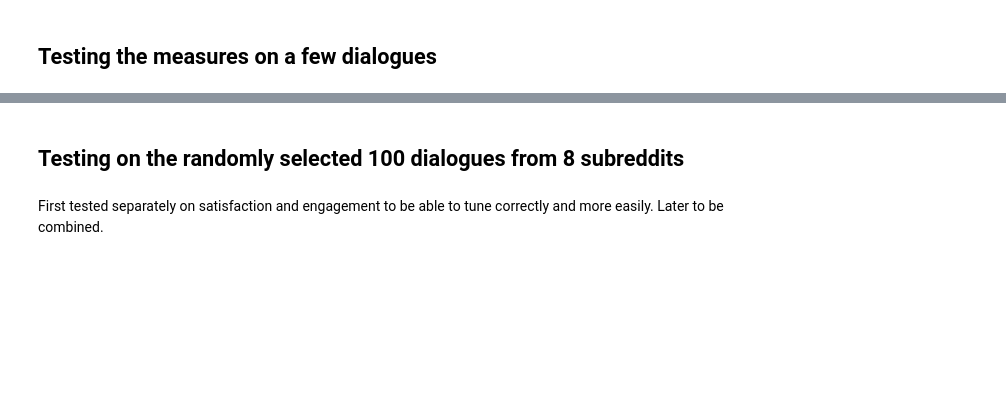
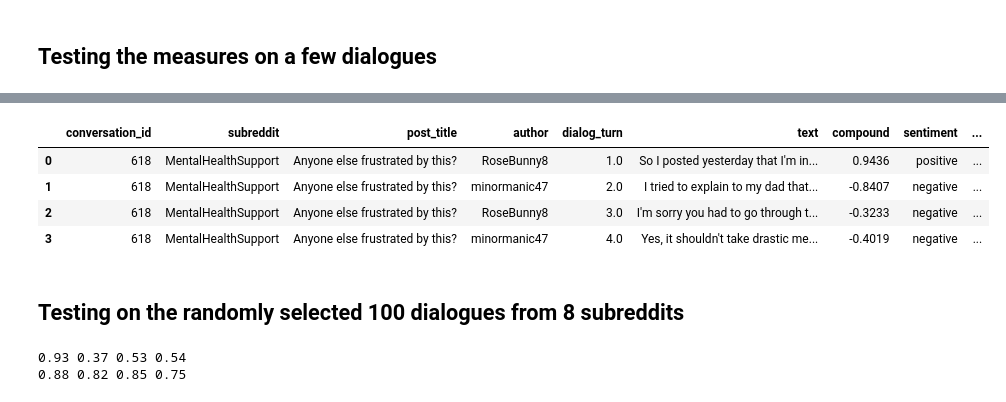
Before and after one commit to cetsen/therapeutic-chatbot, a Jupyter notebook: engagement_satisfaction.ipynb, the cells around one changed output, grey strips where cells are left out. Saved outputs shown, nothing was run; the diff lists cells and outputs as text; code cells hidden in the pictures; blank space fills up the shorter version.

```diff
--- a/engagement_satisfaction.ipynb
+++ b/engagement_satisfaction.ipynb
@@ -479,3 +429,11 @@ Highly engaging, less satisfying (sarcasm):
+# %%
+conversation
+# %% [output]
+|  | conversation_id | subreddit | post_title | author | dialog_turn | text | compound | sentiment | ... |
+| 0 | 618 | MentalHealthSupport | Anyone else frustrated by this? | RoseBunny8 | 1.0 | So I posted yesterday that I'm in... | 0.9436 | positive | ... |
+| 1 | 618 | MentalHealthSupport | Anyone else frustrated by this? | minormanic47 | 2.0 | I tried to explain to my dad that... | -0.8407 | negative | ... |
+| 2 | 618 | MentalHealthSupport | Anyone else frustrated by this? | RoseBunny8 | 3.0 | I'm sorry you had to go through t... | -0.3233 | negative | ... |
+| 3 | 618 | MentalHealthSupport | Anyone else frustrated by this? | minormanic47 | 4.0 | Yes, it shouldn't take drastic me... | -0.4019 | negative | ... |
 # %% [markdown]
 ## Testing on the randomly selected 100 dialogues from 8 subreddits
 # %%
@@ -543,7 +502,6 @@ P_e, R_e, f1_e, acc_e = performance(TP_e, FP_e, TN_e, FN_e)
 
 print(round_sig(P_s), round_sig(R_s), round_sig(f1_s), round_sig(acc_s))
 print(round_sig(P_e), round_sig(R_e), round_sig(f1_e), round_sig(acc_e))
-
-return P_s, R_s, f1_s, acc_s, P_e, R_e, f1_e, acc_e
+# %% [output]
+0.93 0.37 0.53 0.54
+0.88 0.82 0.85 0.75
-# %% [markdown]
-First tested separately on satisfaction and engagement to be able to tune correctly and more easily. Later to be combined.
```
Also changed, not shown: parts of 20 cells of this notebook.
